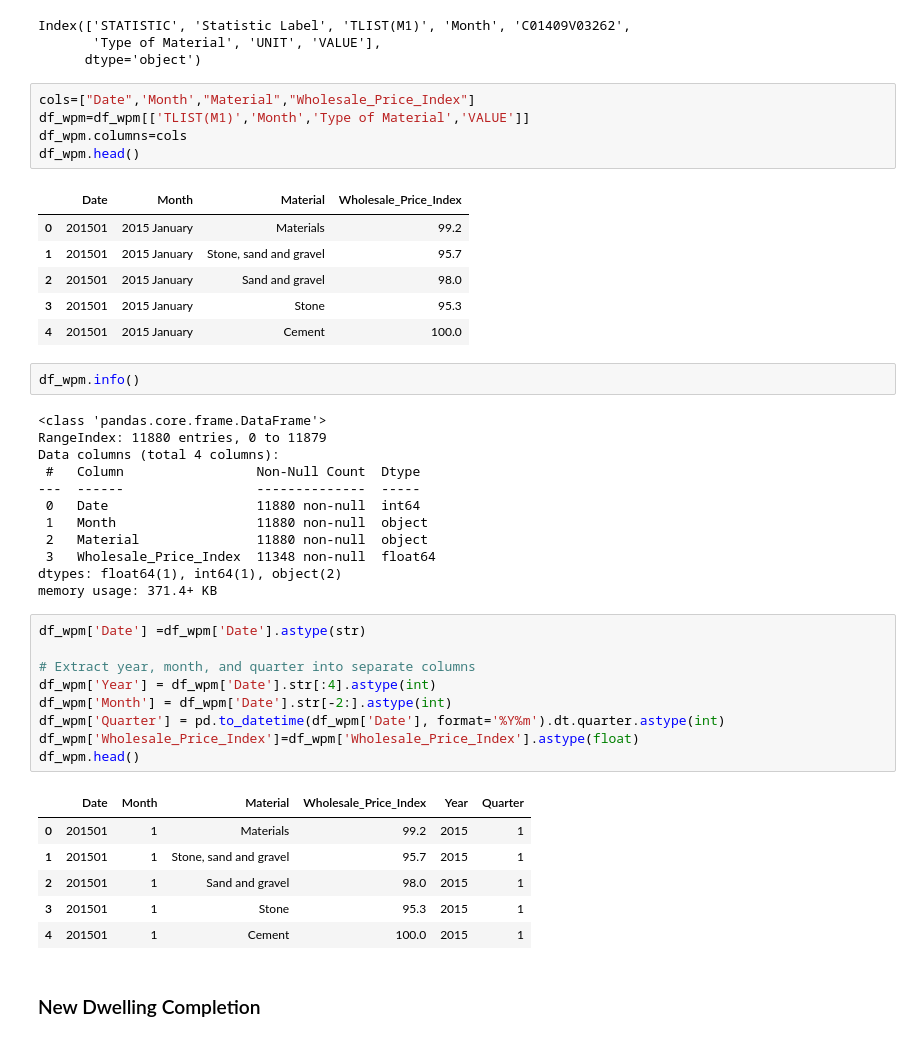
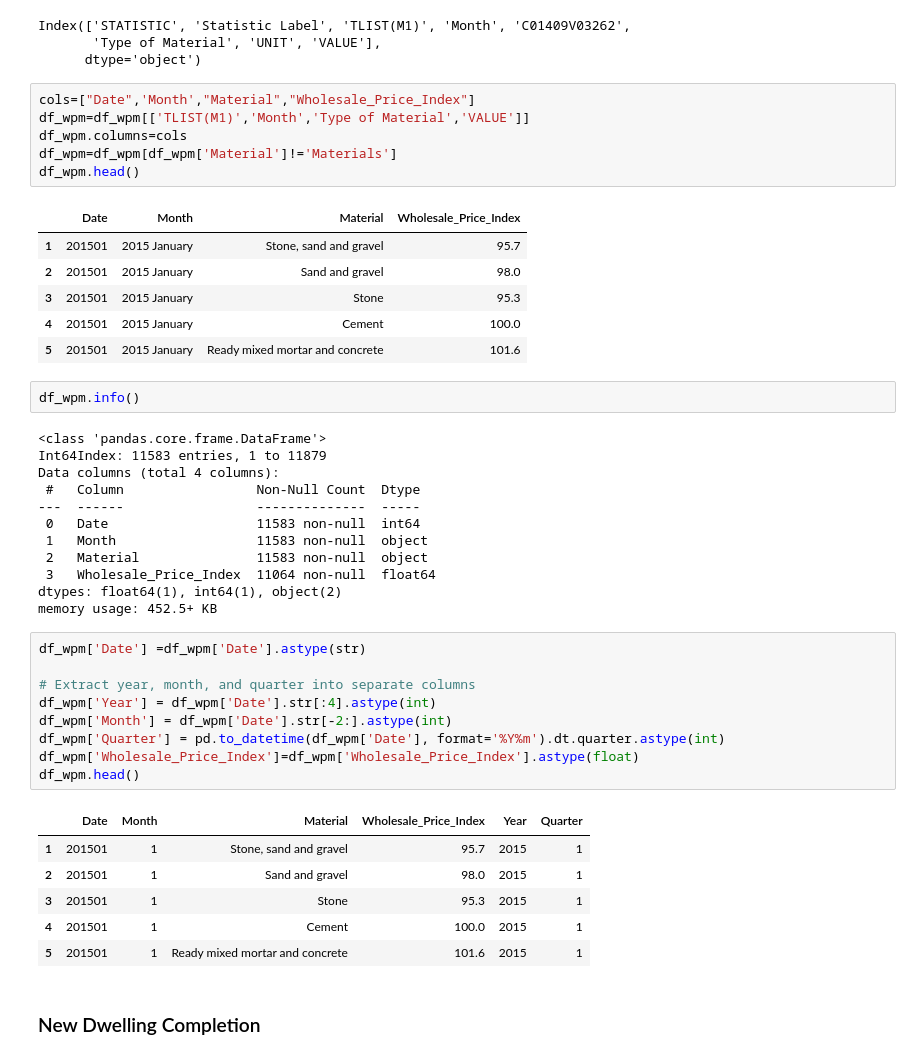
Before and after one commit to aytenkermencct/assesment_cct, a Jupyter notebook: dataPreperation.ipynb, the cells around one changed output. Drawn from its saved outputs; the diff is of its cells as text.

```diff
--- a/dataPreperation.ipynb
+++ b/dataPreperation.ipynb
@@ -71,29 +89,30 @@ Index(['STATISTIC', 'Statistic Label', 'TLIST(M1)', 'Month', 'C01409V03262',
 # %%
 cols=["Date",'Month',"Material","Wholesale_Price_Index"]
 df_wpm=df_wpm[['TLIST(M1)','Month','Type of Material','VALUE']]
 df_wpm.columns=cols
+df_wpm=df_wpm[df_wpm['Material']!='Materials']
 df_wpm.head()
 # %% [output]
 |  | Date | Month | Material | Wholesale_Price_Index |
-| 0 | 201501 | 2015 January | Materials | 99.2 |
 | 1 | 201501 | 2015 January | Stone, sand and gravel | 95.7 |
 | 2 | 201501 | 2015 January | Sand and gravel | 98.0 |
 | 3 | 201501 | 2015 January | Stone | 95.3 |
 | 4 | 201501 | 2015 January | Cement | 100.0 |
+| 5 | 201501 | 2015 January | Ready mixed mortar and concrete | 101.6 |
 # %%
 df_wpm.info()
 # %% [output]
 <class 'pandas.core.frame.DataFrame'>
-RangeIndex: 11880 entries, 0 to 11879
+Int64Index: 11583 entries, 1 to 11879
 Data columns (total 4 columns):
  #   Column                 Non-Null Count  Dtype
 ---  ------                 --------------  -----
- 0   Date                   11880 non-null  int64
- 1   Month                  11880 non-null  object
- 2   Material               11880 non-null  object
- 3   Wholesale_Price_Index  11348 non-null  float64
+ 0   Date                   11583 non-null  int64
+ 1   Month                  11583 non-null  object
+ 2   Material               11583 non-null  object
+ 3   Wholesale_Price_Index  11064 non-null  float64
 dtypes: float64(1), int64(1), object(2)
-memory usage: 371.4+ KB
+memory usage: 452.5+ KB
 # %%
 df_wpm['Date'] =df_wpm['Date'].astype(str)
 
@@ -105,11 +124,11 @@ df_wpm['Wholesale_Price_Index']=df_wpm['Wholesale_Price_Index'].astype(float)
 df_wpm.head()
 # %% [output]
 |  | Date | Month | Material | Wholesale_Price_Index | Year | Quarter |
-| 0 | 201501 | 1 | Materials | 99.2 | 2015 | 1 |
 | 1 | 201501 | 1 | Stone, sand and gravel | 95.7 | 2015 | 1 |
 | 2 | 201501 | 1 | Sand and gravel | 98.0 | 2015 | 1 |
 | 3 | 201501 | 1 | Stone | 95.3 | 2015 | 1 |
 | 4 | 201501 | 1 | Cement | 100.0 | 2015 | 1 |
+| 5 | 201501 | 1 | Ready mixed mortar and concrete | 101.6 | 2015 | 1 |
 # %% [markdown]
 ### New Dwelling Completion
 # %%
```
Also changed, not shown: parts of 40 cells of this notebook.
